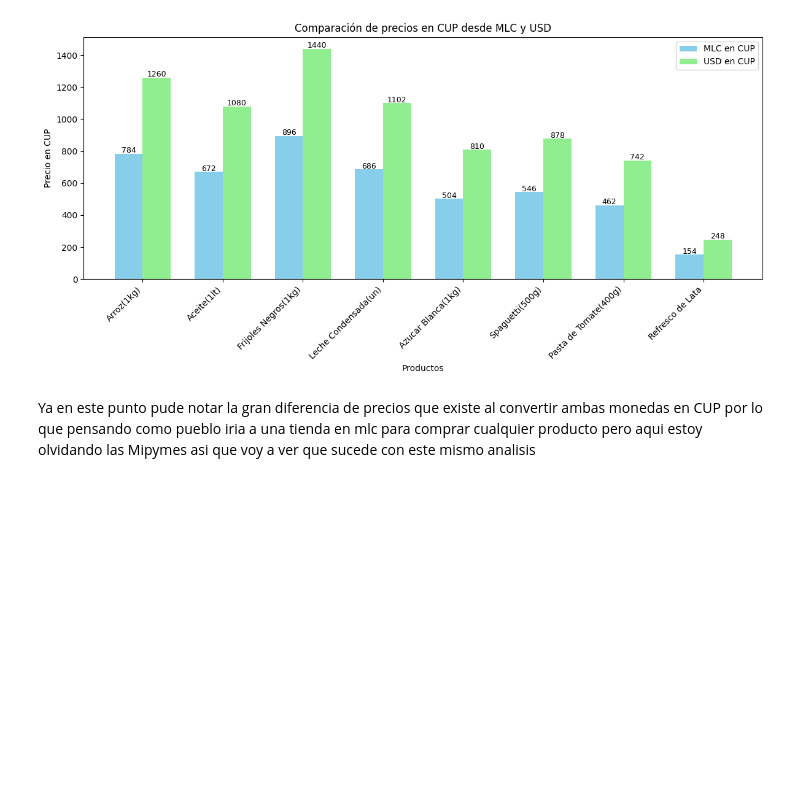
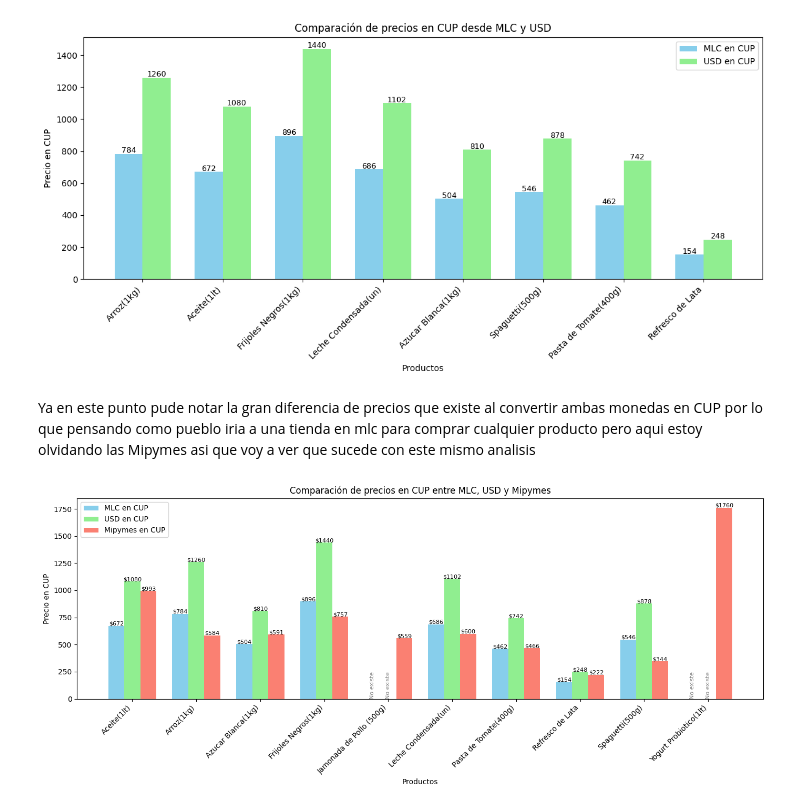
Before and after one commit to WilliamTMC/Proyecto45, a Jupyter notebook: analisis1.ipynb, the cells around one changed output. Cells and saved outputs as stored; diff of their text form; code cells hidden in the pictures; blank space fills up the shorter version.

```diff
--- a/analisis1.ipynb
+++ b/analisis1.ipynb
@@ -598,3 +588,63 @@ plt.show()
 [figure]
 # %% [markdown]
 Ya en este punto pude notar la gran diferencia de precios que existe al convertir ambas monedas en CUP por lo que pensando como pueblo iria a una tienda en mlc para comprar cualquier producto pero aqui estoy olvidando las Mipymes asi que voy a ver que sucede con este mismo analisis
+# %%
+import numpy as np
+import matplotlib.pyplot as plt
+#Recordando
+nombre_productosmlc
+productos
+#Uno todos los nombres únicos de productos
+productos_total = list(set(nombre_productosmlc + productos))
+productos_total.sort()  # Opcional: ordena alfabéticamente
+
+#Creo diccionarios para acceso rápido
+precios_mlc_dict = dict(zip(nombre_productosmlc, precio_productosmlc_cup))
+precios_usd_dict = dict(zip(nombre_productosmlc, precio_productosusd_cup))
+precios_mipyme_dict = dict(zip(productos, precios))
+
+#Alinear los datos
+precio_mlc = [precios_mlc_dict.get(p, 0) for p in productos_total]
+precio_usd = [precios_usd_dict.get(p, 0) for p in productos_total]
+precio_mipyme = [precios_mipyme_dict.get(p, 0) for p in productos_total]
+
+#Grafico
+x = np.arange(len(productos_total))
+ancho = 0.25
+
+fig, ax = plt.subplots(figsize=(14, 6))
+ax.bar(x - ancho, precio_mlc, width=ancho, label='MLC en CUP', color='skyblue')
+ax.bar(x, precio_usd, width=ancho, label='USD en CUP', color='lightgreen')
+ax.bar(x + ancho, precio_mipyme, width=ancho, label='Mipymes en CUP', color='salmon')
+
+# Etiquetas encima de cada barra
+for i in range(len(x)):
+    # MLC
+    if precio_mlc[i] == 0:
+        ax.text(x[i] - ancho, 5, "No existe", ha='center', fontsize=8, color='gray', rotation=90)
+    else:
+        ax.text(x[i] - ancho, precio_mlc[i] + 5, f"${precio_mlc[i]}", ha='center', fontsize=8)
+
+    # USD
+    if precio_usd[i] == 0:
+        ax.text(x[i], 5, "No existe", ha='center', fontsize=8, color='gray', rotation=90)
+    else:
+        ax.text(x[i], precio_usd[i] + 5, f"${precio_usd[i]}", ha='center', fontsize=8)
+
+    # Mipymes
+    if precio_mipyme[i] == 0:
+        ax.text(x[i] + ancho, 5, "No existe", ha='center', fontsize=8, color='gray', rotation=90)
+    else:
+        ax.text(x[i] + ancho, precio_mipyme[i] + 5, f"${precio_mipyme[i]}", ha='center', fontsize=8)
+
+# Personalización
+ax.set_title("Comparación de precios en CUP entre MLC, USD y Mipymes")
+ax.set_xlabel("Productos")
+ax.set_ylabel("Precio en CUP")
+ax.set_xticks(x)
+ax.set_xticklabels(productos_total, rotation=45, ha='right')
+ax.legend()
+plt.tight_layout()
+plt.show()
+# %% [output]
+[figure, added]
```
Also changed, not shown: parts of 2 cells of this notebook, 1 other file.
